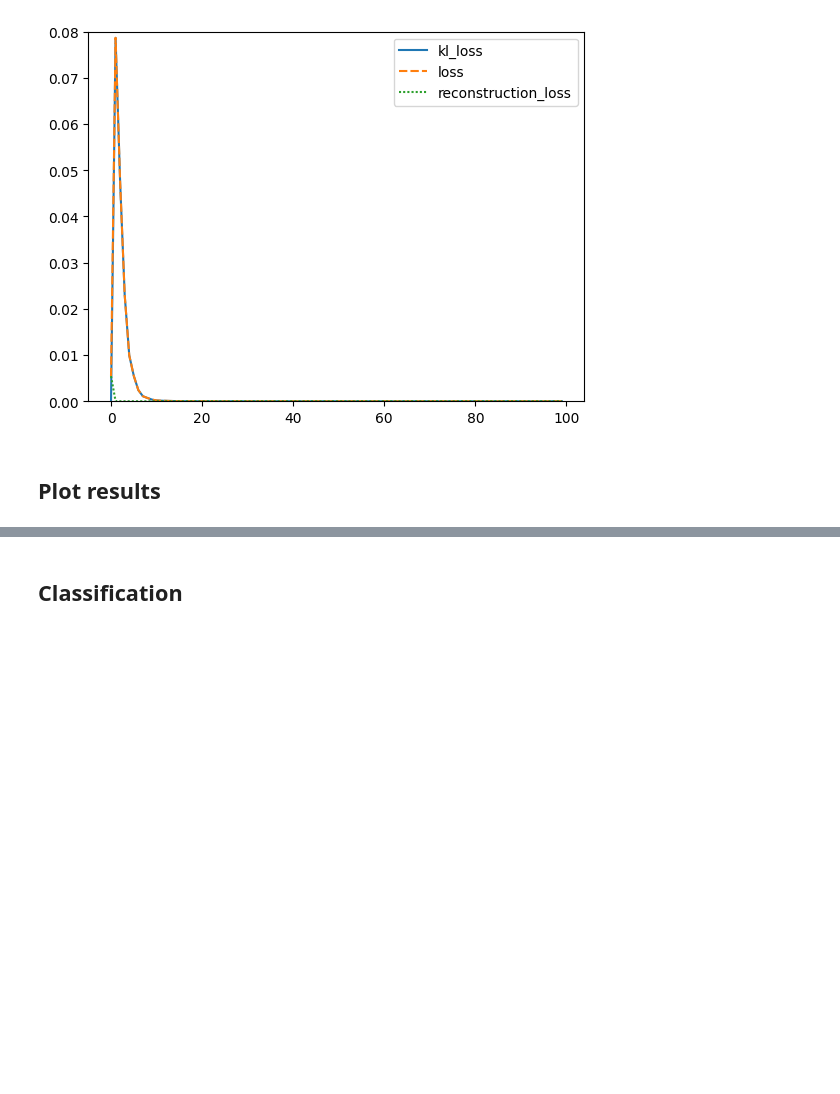
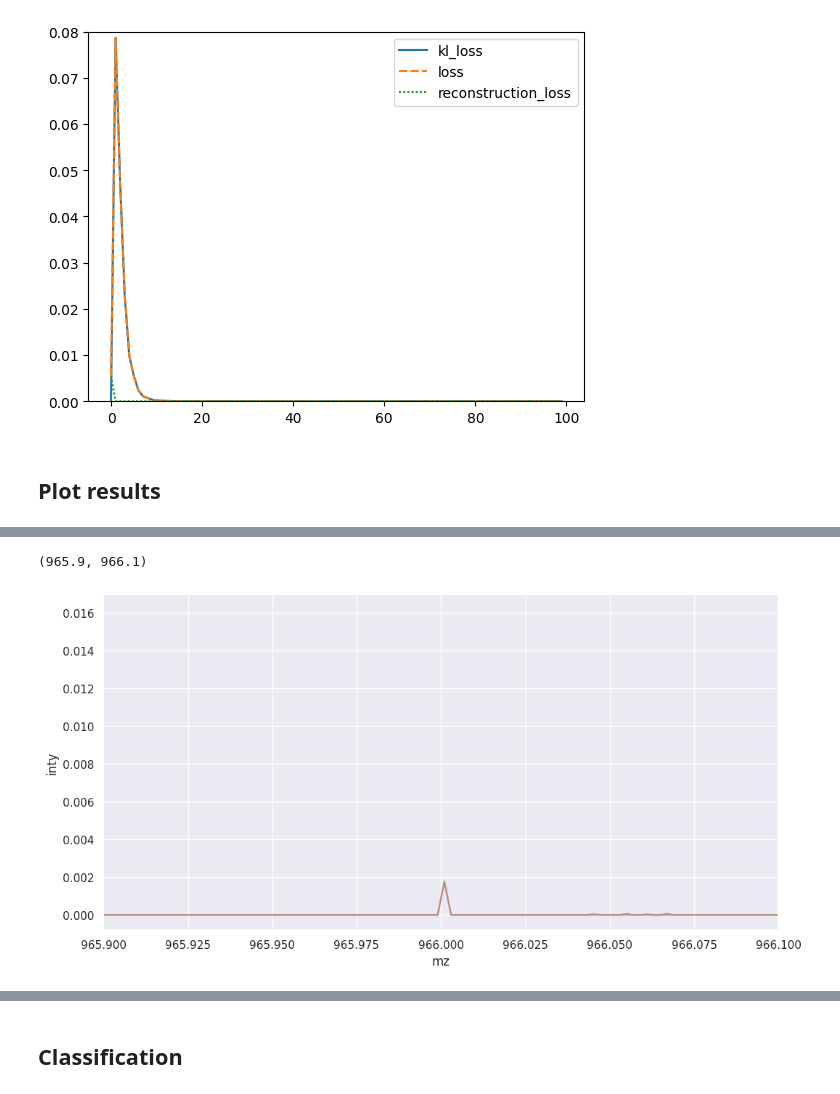
Before and after one commit to JosuaCarl/MStoML, a Jupyter notebook: skripts/VAE/VAE_interpret.ipynb, the cells around one changed output, grey strips where cells are left out. Saved outputs shown, nothing was run; the diff lists cells and outputs as text; code cells hidden in the pictures; blank space fills up the shorter version.

```diff
--- a/skripts/VAE/VAE_interpret.ipynb
+++ b/skripts/VAE/VAE_interpret.ipynb
@@ -207,3 +193,11 @@ plt.show()
+# %%
+sns.set_theme(rc={"figure.figsize":(12, 6)})
+ax = sns.lineplot(data=plot_df_2, x="mz", y="inty" ,alpha=0.7)
+ax = sns.lineplot(data=plot_df, x="mz", y="inty", alpha=0.7)
+ax.set_xlim(965.9, 966.1)
+# %% [output]
+(965.9, 966.1)
+[figure, added]
 # %%
 sns.set_theme(rc={"figure.figsize":(12, 6)})
 ax = sns.lineplot(data=plot_df_2, x="mz", y="inty" ,alpha=0.7)
```
Also changed, not shown: parts of 6 cells of this notebook, 1 other file.
